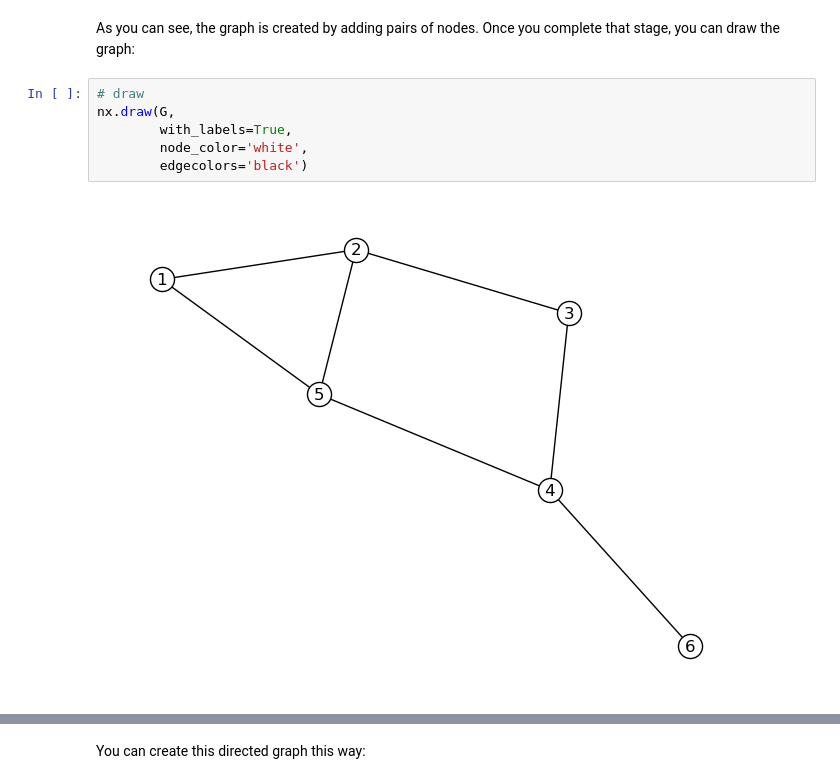
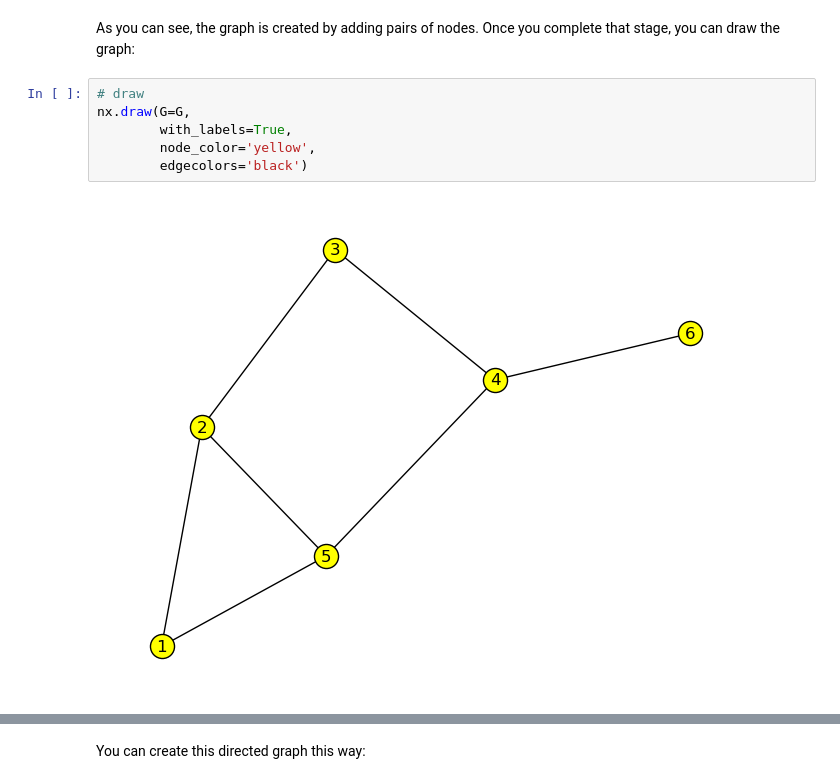
Before and after one commit to SocialAnalytics-StrategicIntelligence/introGraph, a Jupyter notebook: index.ipynb, the cells around one changed output, grey strips where cells are left out. Cells and saved outputs as stored; diff of their text form.

```diff
--- a/index.ipynb
+++ b/index.ipynb
@@ -56,9 +71,9 @@ EdgeView([(1, 2), (1, 5), (2, 5), (2, 3), (5, 4), (3, 4), (4, 6)])
 As you can see, the graph is created by adding pairs of nodes. Once you complete that stage, you can draw the graph:
 # %%
 # draw
-nx.draw(G,
+nx.draw(G=G,
         with_labels=True,
-        node_color='white',
+        node_color='yellow',
         edgecolors='black')
 # %% [output]
-[figure, old version]
+[figure, new version]
```
Also changed, not shown: parts of 98 cells of this notebook, 41 other files.
